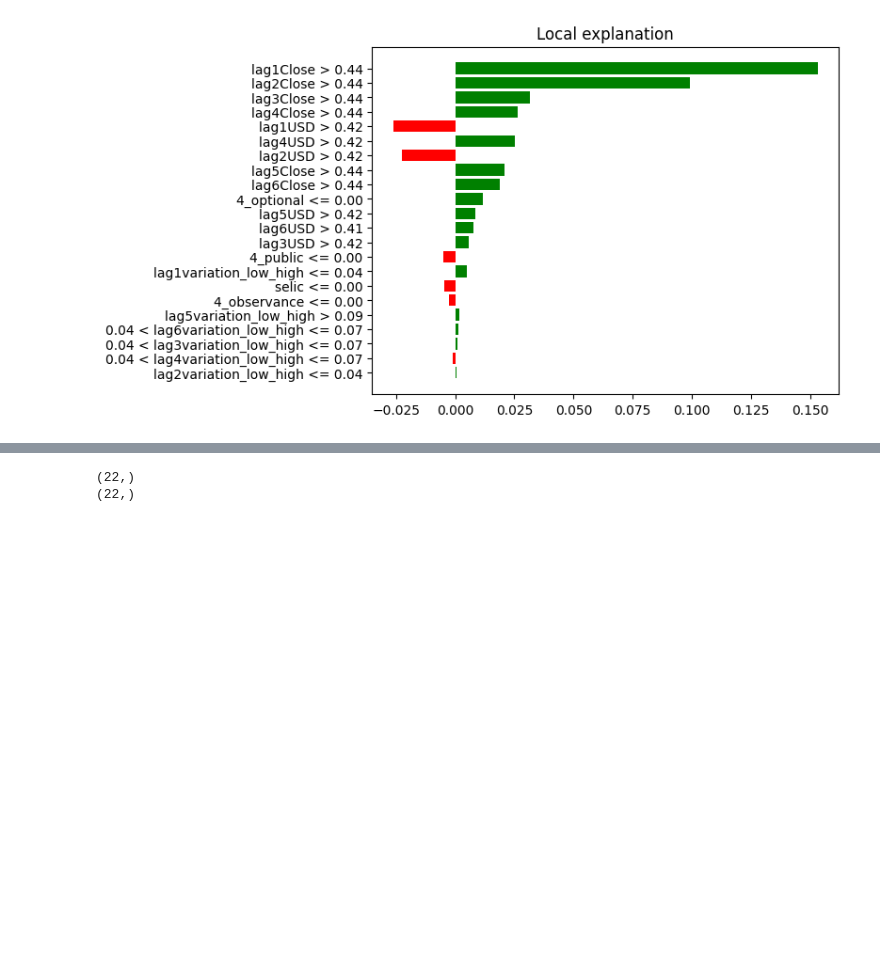
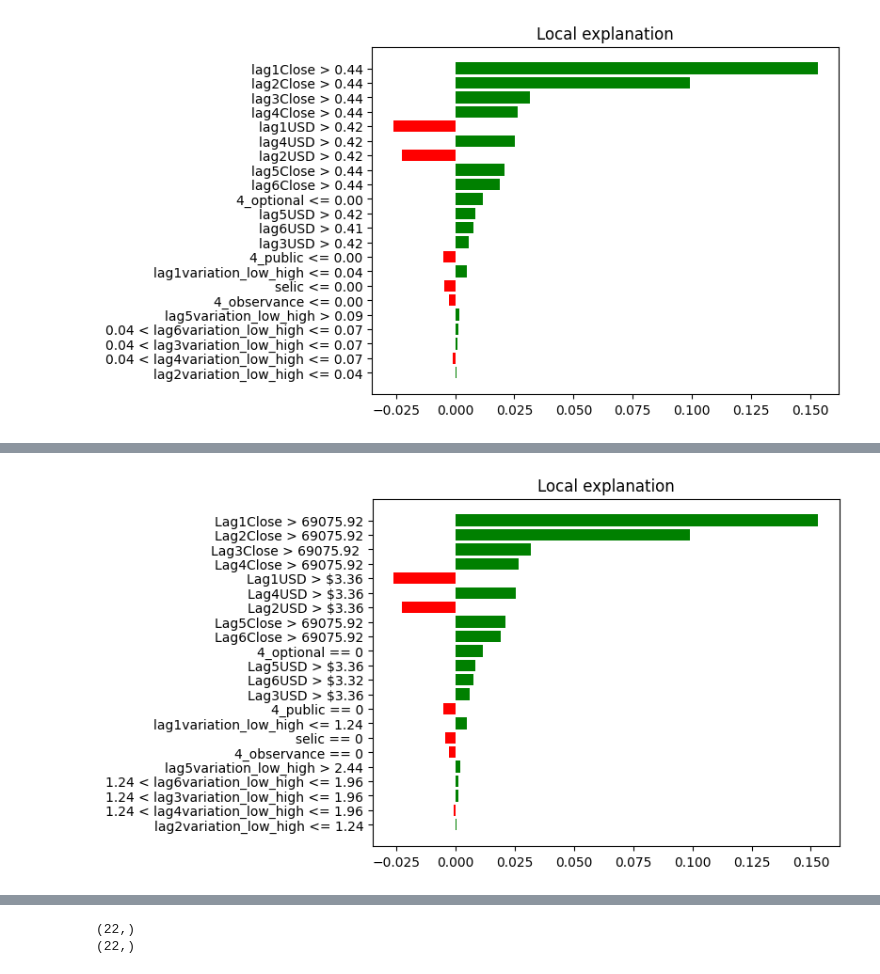
Before and after one commit to marreapato/Forecasting_Paper_XAI, a Jupyter notebook: Explanations/EvaluatingExplanaitons.ipynb, the cells around one changed output, grey strips where cells are left out. Saved outputs shown, nothing was run; the diff lists cells and outputs as text; code cells hidden in the pictures; blank space fills up the shorter version.

```diff
--- a/Explanations/EvaluatingExplanaitons.ipynb
+++ b/Explanations/EvaluatingExplanaitons.ipynb
@@ -767,3 +809,16 @@ plt.show()
+# %%
+# Visualizando a explicação
+fig = explanation3.as_pyplot_figure()
+lime_ax = fig.gca()
+# Change the text labels on the x-axis tick
+#lime_ax.set_xticklabels(['Label1', 'Label2', 'Label3'])
+# Change the text labels on the y-axis ticks
+lime_ax.set_yticklabels(['lag2variation_low_high <= 1.24', '1.24 < lag4variation_low_high <= 1.96','1.24 < lag3variation_low_high <= 1.96','1.24 < lag6variation_low_high <= 1.96',  'lag5variation_low_high > 2.44', '4_observance == 0', 'selic == 0', 'lag1variation_low_high <= 1.24', '4_public == 0','Lag3USD > $3.36', 'Lag6USD > $3.32','Lag5USD > $3.36','4_optional == 0','Lag6Close > 69075.92', 'Lag5Close > 69075.92', 'Lag2USD > $3.36','Lag4USD > $3.36', 'Lag1USD > $3.36', 'Lag4Close > 69075.92', 'Lag3Close > 69075.92 ', 'Lag2Close > 69075.92','Lag1Close > 69075.92'])
+
+# Show the modified Lime plot
+plt.show()
+# %% [output]
+[figure, added]
 # %%
 list_of_listsexplanation1 = [list(elem) for elem in list(explanation1.local_exp.values())[0]]
 for x in list_of_listsexplanation1:
```
Also changed, not shown: parts of 14 cells of this notebook.
